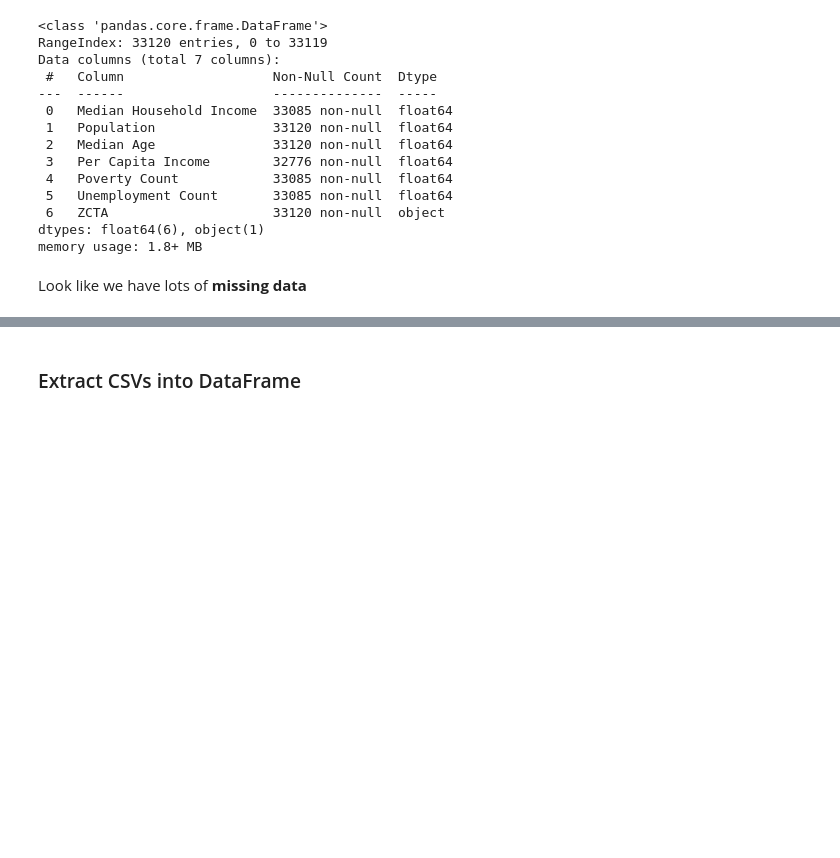
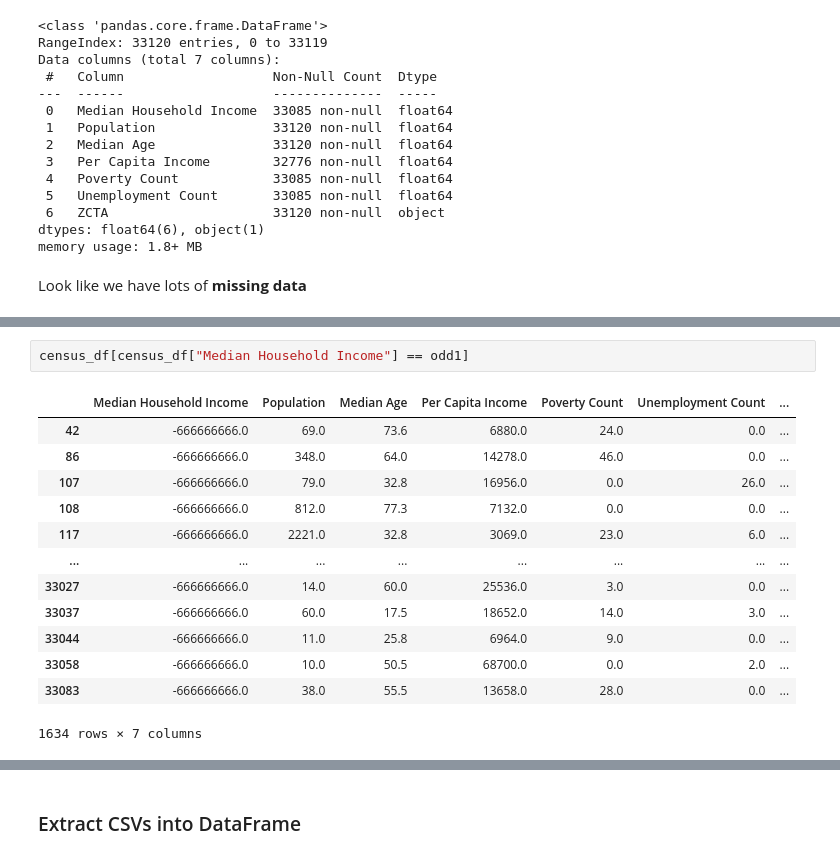
Before and after one commit to poojaisabelle/ETL-Project, a Jupyter notebook: Tracey_draft_code.ipynb, the cells around one changed output, grey strips where cells are left out. Cells and saved outputs as stored; diff of their text form; blank space fills up the shorter version.

```diff
--- a/Tracey_draft_code.ipynb
+++ b/Tracey_draft_code.ipynb
@@ -90,0 +128,16 @@ census_pd["ZCTA"].nunique()
+# %%
+census_df[census_df["Median Household Income"] == odd1]
+# %% [output]
+|  | Median Household Income | Population | Median Age | Per Capita Income | Poverty Count | Unemployment Count | ... |
+| 42 | -666666666.0 | 69.0 | 73.6 | 6880.0 | 24.0 | 0.0 | ... |
+| 86 | -666666666.0 | 348.0 | 64.0 | 14278.0 | 46.0 | 0.0 | ... |
+| 107 | -666666666.0 | 79.0 | 32.8 | 16956.0 | 0.0 | 26.0 | ... |
+| 108 | -666666666.0 | 812.0 | 77.3 | 7132.0 | 0.0 | 0.0 | ... |
+| 117 | -666666666.0 | 2221.0 | 32.8 | 3069.0 | 23.0 | 6.0 | ... |
+| ... | ... | ... | ... | ... | ... | ... | ... |
+| 33027 | -666666666.0 | 14.0 | 60.0 | 25536.0 | 3.0 | 0.0 | ... |
+| 33037 | -666666666.0 | 60.0 | 17.5 | 18652.0 | 14.0 | 3.0 | ... |
+| 33044 | -666666666.0 | 11.0 | 25.8 | 6964.0 | 9.0 | 0.0 | ... |
+| 33058 | -666666666.0 | 10.0 | 50.5 | 68700.0 | 0.0 | 2.0 | ... |
+| 33083 | -666666666.0 | 38.0 | 55.5 | 13658.0 | 28.0 | 0.0 | ... |
+1634 rows × 7 columns
```
Also changed, not shown: parts of 29 cells of this notebook.
